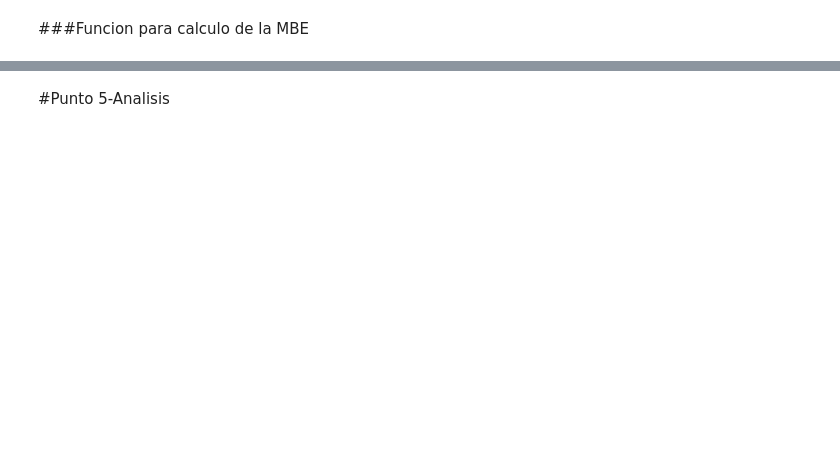
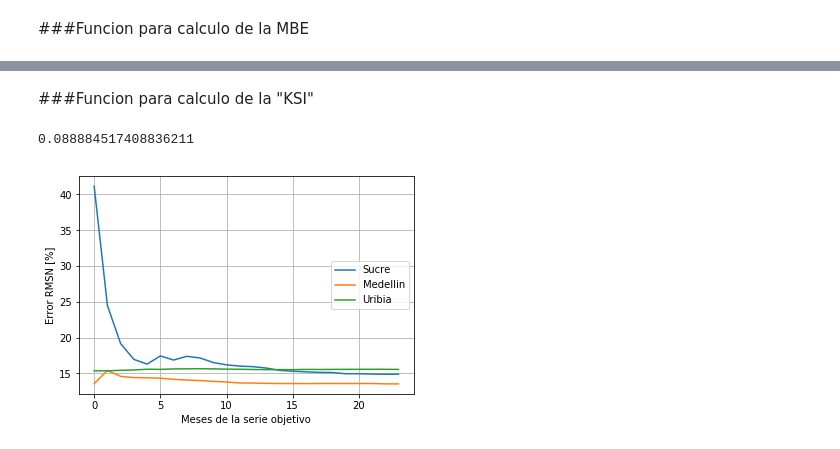
Before and after one commit to ChristianABJ/Herramientas_Computacionales_IMEC3602, a Jupyter notebook: 02_taller01/taller_2.ipynb, the cells around one changed output, grey strips where cells are left out. Saved outputs shown, nothing was run; the diff lists cells and outputs as text; code cells hidden in the pictures; blank space fills up the shorter version.

Commit message:
Taller 2.2
se terminaron las funciones y se inicio la discucion de los resutlados

```diff
--- a/02_taller01/taller_2.ipynb
+++ b/02_taller01/taller_2.ipynb
@@ -170,2 +197,53 @@ mbe(serie_in,corr)
-# %% [markdown]
-#Punto 5-Analisis
+# %% [markdown]
+###Funcion para calculo de la "KSI"
+# %%
+def ksi(obs,mod):
+ ser_obs=func_sort(obs)
+ ser_mod=func_sort(mod)
+ dat=stats.ks_2samp(ser_obs,ser_mod)
+ resp=dat[-1]
+ return(resp)
+
+ksi(serie_in,corr)
+# %% [output]
+0.088884517408836211
+# %%
+num_meses=24##lineas de codigo a usar para las graficas del analisis
+meses=linspace(1,num_meses,num_meses)
+meses=meses.astype(int)
+ser_rmsn1=np.zeros(num_meses)
+ser_mbe1=np.zeros(num_meses)
+ser_ksi1=np.zeros(num_meses)
+ser_rmsn2=np.zeros(num_meses)
+ser_mbe2=np.zeros(num_meses)
+ser_ksi2=np.zeros(num_meses)
+ser_rmsn3=np.zeros(num_meses)
+ser_mbe3=np.zeros(num_meses)
+ser_ksi3=np.zeros(num_meses)
+for i in meses:
+ obje1=func_selec(serie_in,i,2012)
+ obje2=func_selec(serie_in3,i,2012)
+ obje3=func_selec(serie_in5,i,2012)
+ correg1=func_punto_3(serie_in2,obje1)
+ correg2=func_punto_3(serie_in4,obje2)
+ correg3=func_punto_3(serie_in6,obje3)
+ ser_rmsn1[i-1]=rmsn(correg1,serie_in)
+ ser_mbe1[i-1]=mbe(correg1,serie_in)
+ ser_ksi1[i-1]=ksi(correg1,serie_in)
+ ser_rmsn2[i-1]=rmsn(correg2,serie_in3)
+ ser_mbe2[i-1]=mbe(correg2,serie_in3)
+ ser_ksi2[i-1]=ksi(correg2,serie_in3)
+ ser_rmsn3[i-1]=rmsn(correg3,serie_in5)
+ ser_mbe3[i-1]=mbe(correg3,serie_in5)
+ ser_ksi3[i-1]=ksi(correg3,serie_in5)
+# %%
+pylab.plot(ser_rmsn1,label='Sucre')
+pylab.plot(ser_rmsn2,label='Medellin')
+pylab.plot(ser_rmsn3,label='Uribia')
+pylab.legend(loc='center right')
+pylab.xlabel("Meses de la serie objetivo")
+pylab.ylabel("Error RMSN [%]")
+plt.grid()
+pylab.savefig(os.path.join(output_dir,'RMSN.png'), dpi=600)
+# %% [output]
+[figure, added]
```
Also changed, not shown: parts of 8 cells of this notebook, 1 other file.
